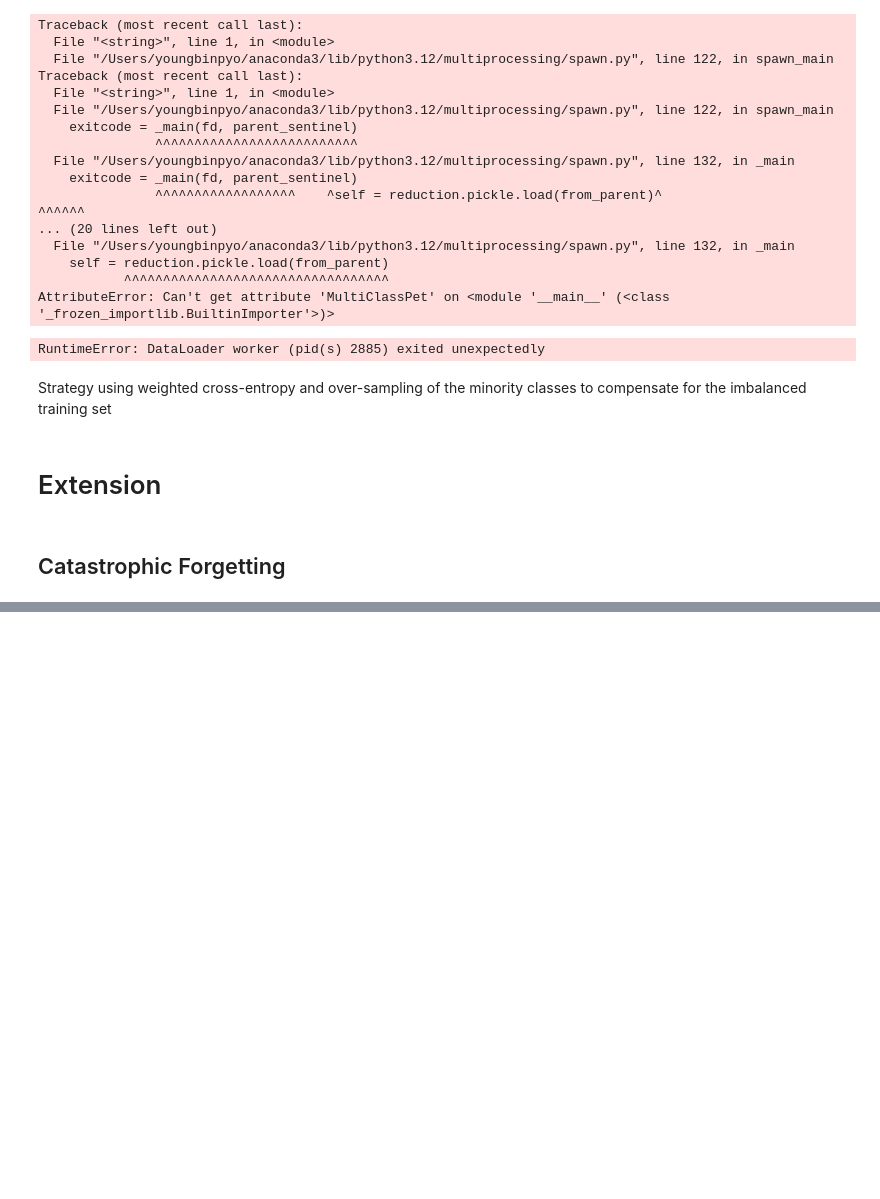
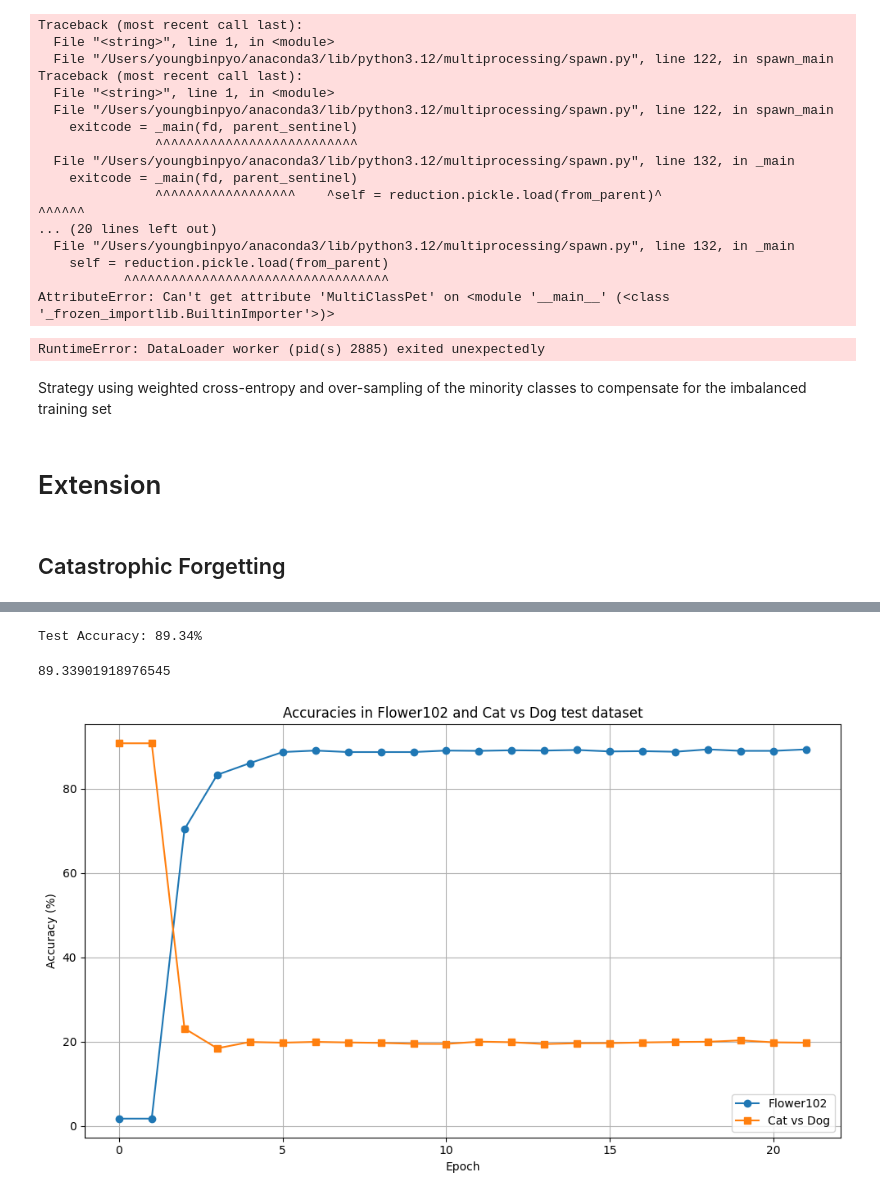
Before and after one commit to Celleforst/DD2424-Project, a Jupyter notebook: Extension.ipynb, the cells around one changed output, grey strips where cells are left out. Saved outputs shown, nothing was run; the diff lists cells and outputs as text; code cells hidden in the pictures; blank space fills up the shorter version.

```diff
--- a/Extension.ipynb
+++ b/Extension.ipynb
@@ -1448,0 +1552,23 @@ model.test_loader = test_loader
+# %%
+# Note: you have to retrain the model on the cat vs dog dataset above
+results2 = [] # 90.78768056691196 1.7057569296375266
+# Strategy 2: low lr the whole time
+# Train less agressively
+model.optimizer = optim.AdamW([
+    {'params': head_p, 'lr':1e-2, 'weight_decay':wd},
+    {'params': back_p, 'lr':1e-3, 'weight_decay':wd},
+])
+model.scheduler = optim.lr_scheduler.StepLR(
+        model.optimizer,
+        step_size=2,
+        gamma=0.1
+    )
+aug_tf = transforms.Compose([
+    transforms.Resize(256),
+    transforms.RandomResizedCrop(224, scale=(0.8,1.0)),
+    transforms.RandomHorizontalFlip(), transforms.RandomRotation(15),
+    transforms.ToTensor(),
+    transforms.Normalize([0.485,0.456,0.406],[0.229,0.224,0.225]),
+])
+# train_ds.dataset.transform = aug_tf
+results2.append(model.train_catastrophic(epochs=20, test_loader=test_loader, tee=True))
@@ -1449,2 +1593,12 @@ model.test_loader = test_loader
 # %%
-model.test_model()
+model.test_model(test_loader=test_loader_flower)
+# %% [output]
+Test Accuracy: 89.34%
+89.33901918976545
+# %%
+results2[0]["primary"].insert(0, 1.7057569296375266)
+results2[0]["secondary"].insert(0, 90.78768056691196)
+# %%
+plot_acc(results2[0], "FlowerVsCatmedLR")
+# %% [output]
+[figure, added]
```
Also changed, not shown: parts of 44 cells of this notebook.
